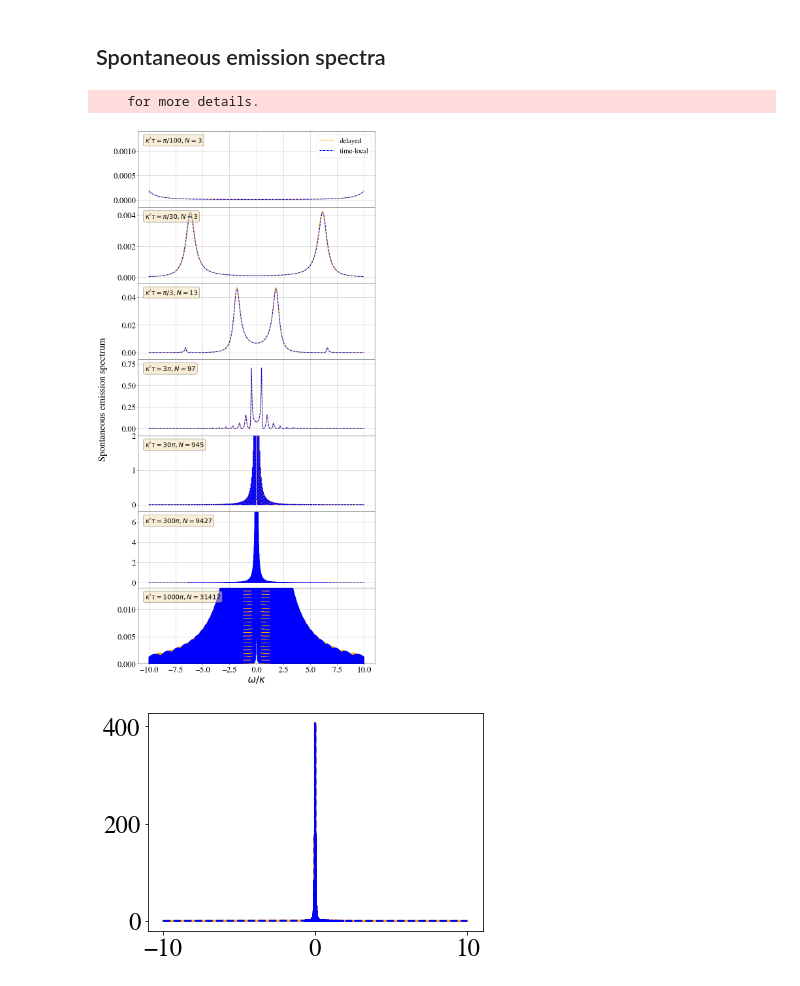
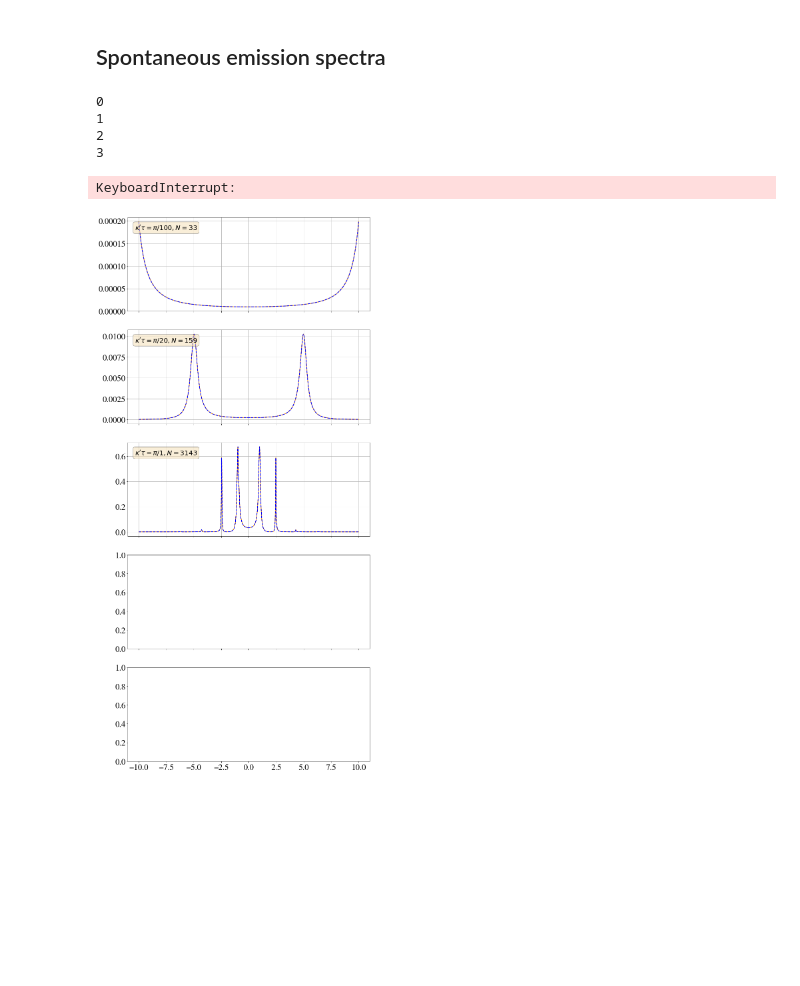
Before and after one commit to nemetniki/with-Andreas, a Jupyter notebook: CQED_standingwave.ipynb, the cells around one changed output. Drawn from its saved outputs; the diff is of its cells as text; code cells hidden in the pictures; blank space fills up the shorter version.

```diff
--- a/CQED_standingwave.ipynb
+++ b/CQED_standingwave.ipynb
@@ -275,7 +275,7 @@ phi = np.pi
 s = np.sin(phi/2)
 kap = 1.
 kap1 = 0.#1.
-tau = np.pi#/3.
+tau = np.pi/3.
 G0 = 2*np.sqrt(kap/tau) #See notes for the connection between kappap and G0 (assumed to be real)
 gam = 1.
 arg = [gam,s,G0,tau,kap1]
@@ -410,73 +416,80 @@ mpl.rc('ytick',labelsize=25)
 kap1 = 1
 kap = 1.
 gam = 1.
+reg = .1
 
-om = np.linspace(-10.,10.,1000000)
-def Spontem_d(om,N,tau):
+om = np.linspace(-10.,10.,100000)-1j*reg
+def Spontem_d(om,qp1,qp2,tau):
 
-    qp  = np.linspace(-N/2,N/2,N+1)
-    Kd  = np.sum(1/(om*tau-2*qp*np.pi))
+    Kd  = np.sum(1/(om*tau-2*qp1*np.pi))
     cg1 = 1j*gam/(-om**2+gam**2+4*kap*om*Kd-kap1*1j*om)
 
-    Kdc = np.sum(np.exp(1j*om*tau*qp[(N/2):(N+1)]))-1/2.
+    Kdc = np.sum(np.exp(1j*om*tau*qp1[-(N1/2+1):]))-1/2.
     #cg1c = 1j*gam/(-om**2+gam**2-4*kap*1j*om*Kdc-kap1*1j*om)
     cg1c = 1j*gam/(-om**2+gam**2+2*kap*om/np.tan(om*tau/2.)-kap1*1j*om)
     return cg1,cg1c
 
 cg1 = np.zeros(len(om),"complex")
 cg1c = np.zeros(len(om),"complex")
-taar = np.array([100.,30.,3.,1/3.,1/30.,1/300.,1/1000.])
+#taar = np.array([100.,30.,3.,1/3.,1/30.,1/300.,1/1000.])
+taar = np.array([100.,20.,1.,1/10.,1/50.])#,1/300.,1/1000.])
 tau = np.pi/taar
 f, axes = plt.subplots(len(tau), sharex=True,figsize=(13,30))
 #plt.clf()
 props = dict(boxstyle='round', facecolor='wheat', alpha=0.5)
 
 for itau in range(0,len(tau)):
-    N  = int(ceil(10*kap*tau[itau]/2.))*2 #matches with 100*kap*tau/2
+    N1 = int(ceil(1000*kap*tau[itau]/2.))*2 #matches with 100*kap*tau/2
+    N2 = int(ceil(1000./(om[1]-om[0])))*2 #
+    qp1  = np.linspace(-N1/2,N1/2,N1+1)
+    qp2 = np.linspace(0,N2,N2+1)
+    print(itau)
+
     if itau <3:
-        textstr = '$\kappa^\prime\\tau=\pi/%.0f, N=%d$'% (taar[itau],N+1)
+        textstr = '$\kappa^\prime\\tau=\pi/%.0f, N=%d$'% (taar[itau],N1+1)
     else:
-        textstr = '$\kappa^\prime\\tau=%.0f\pi, N=%d$'% (1/taar[itau],N+1)
+        textstr = '$\kappa^\prime\\tau=%.0f\pi, N=%d$'% (1/taar[itau],N1+1)
     for iom in range(0,len(om)):
-        cg1[iom],cg1c[iom] = Spontem_d(om[iom],N,tau[itau])
+        cg1[iom],cg1c[iom] = Spontem_d(om[iom],qp1,qp2,tau[itau])
 #plt.figure(1,figsize=(13,8))
 #plt.ylim(0,0.02)
 #plt.xlim(-500,500)
     axes[itau].text(0.03, 0.93, textstr, transform=axes[itau].transAxes, fontsize=20,
         verticalalignment='top', bbox=props)
 #    if itau<len(tau)-1:
 #        axes[itau].plot(om,(kap2-kapi)/np.pi*np.abs(cg2)**2,linewidth=2.0,label='right (2)',color = 'orange')
 #        axes[itau].hold(True)
 #        axes[itau].plot(om,(kap1-kapi)/np.pi*np.abs(cg1)**2,linewidth=2.0,label='left (1)',color='k',ls='--')
 #    else:
     axes[itau].plot(om,kap1/2./np.pi*np.abs(cg1c)**2,linewidth=2.0,label='delayed',color = 'orange')
-    axes[itau].hold(True)
     axes[itau].plot(om,kap1/2./np.pi*np.abs(cg1)**2,linewidth=2.0,label='time-local',color = 'b',ls='--')
     #axes[itau].set_ylabel('Spontaneous emission spectra',fontsize=30.)
     axes[itau].grid(True)
 #axes[0].set_ylim(-0.00015,.0014)
 #axes[1].set_ylim(-0.0004,.0045)
 #axes[2].set_ylim(-0.005,.05)
 #axes[3].set_ylim(-0.08,.8)
 #axes[4].set_ylim(-0.2,2.)
 #axes[5].set_ylim(-0.5,7)
 #axes[6].set_ylim(0.,0.014)
 #axes[0].set_xlim(-120,120)
 f.text(0.01, 0.5, 'Spontaneous emission spectrum', ha='center', va='center', rotation='vertical',fontsize=30.)
 f.subplots_adjust(hspace=0)
 axes[6].set_xlabel('$\omega/\kappa$',fontsize=30.)
 axes[0].legend(loc='upper right',fontsize = 22)
 #axes[-1].legend(loc='upper right',fontsize = 22)
 plt.show()
 # %% [output]
-    for more details.
+0
+1
+2
+3
+KeyboardInterrupt:
-[figure, old version]
+[figure, new version]
 # %%
 plt.plot(om,kap1/2./np.pi*np.abs(cg1c)**2,linewidth=2.0,label='delayed',color = 'orange')
 plt.plot(om,kap1/2./np.pi*np.abs(cg1)**2,linewidth=2.0,label='time-local',color = 'b',ls='--')
 plt.show()
-# %% [output]
-[figure, removed]
 # %%
 #Finite number of modes -> shorter fibre
 
```
Also changed, not shown: parts of 4 cells of this notebook.
